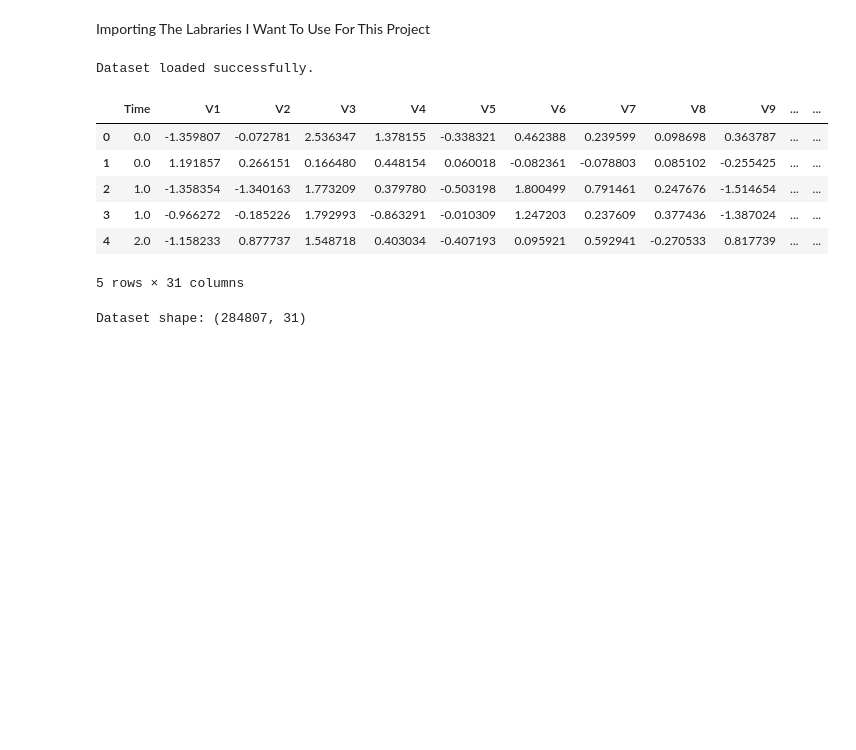
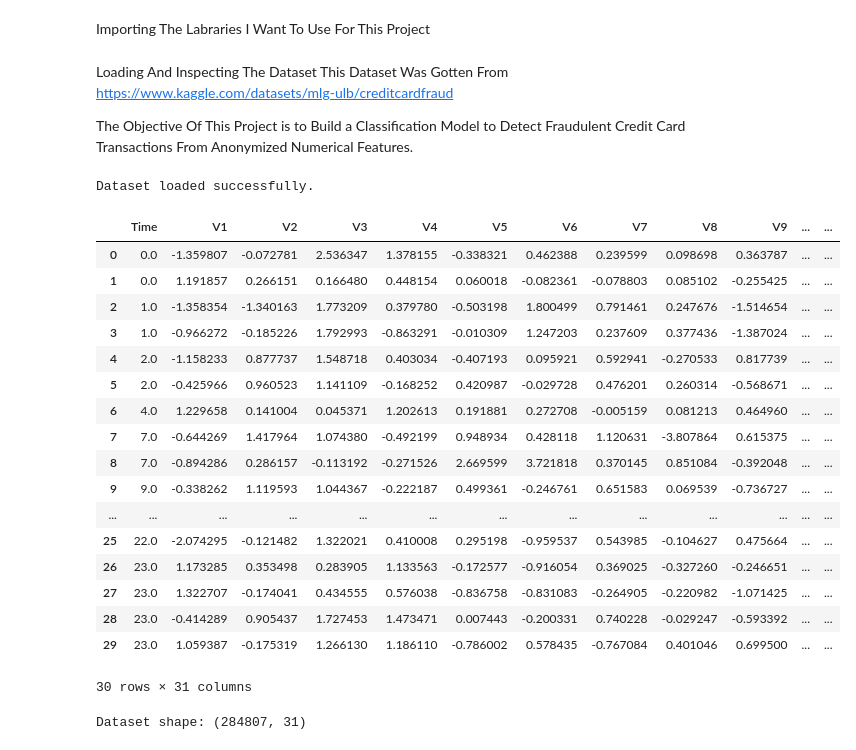
Before and after one commit to Richmondiroegbu/Credit-Card-Fraud-Detection-Project, a Jupyter notebook: Credit_Card_Fraud_Detection_Project.ipynb, the cells around one changed output. Cells and saved outputs as stored; diff of their text form; code cells hidden in the pictures; blank space fills up the shorter version.

```diff
--- a/Credit_Card_Fraud_Detection_Project.ipynb
+++ b/Credit_Card_Fraud_Detection_Project.ipynb
@@ -22,4 +22,9 @@ from xgboost import XGBClassifier
 from imblearn.over_sampling import SMOTE
 from imblearn.pipeline import Pipeline as ImbPipeline
 import joblib
+# %% [markdown]
+Loading And Inspecting The Dataset
+This Dataset Was Gotten From https://www.kaggle.com/datasets/mlg-ulb/creditcardfraud
+
+The Objective Of This Project is to Build a Classification Model to Detect Fraudulent Credit Card Transactions From Anonymized Numerical Features.
 # %%
@@ -26,16 +35,27 @@ import joblib
 df = pd.read_csv("/content/drive/MyDrive/Fraud Detection/creditcard.csv")
 # %%
 print("Dataset loaded successfully.")
-df.head()
+df.head(30)
 # %% [output]
 Dataset loaded successfully.
 |  | Time | V1 | V2 | V3 | V4 | V5 | V6 | V7 | V8 | V9 | ... | ... |
 | 0 | 0.0 | -1.359807 | -0.072781 | 2.536347 | 1.378155 | -0.338321 | 0.462388 | 0.239599 | 0.098698 | 0.363787 | ... | ... |
 | 1 | 0.0 | 1.191857 | 0.266151 | 0.166480 | 0.448154 | 0.060018 | -0.082361 | -0.078803 | 0.085102 | -0.255425 | ... | ... |
 | 2 | 1.0 | -1.358354 | -1.340163 | 1.773209 | 0.379780 | -0.503198 | 1.800499 | 0.791461 | 0.247676 | -1.514654 | ... | ... |
 | 3 | 1.0 | -0.966272 | -0.185226 | 1.792993 | -0.863291 | -0.010309 | 1.247203 | 0.237609 | 0.377436 | -1.387024 | ... | ... |
 | 4 | 2.0 | -1.158233 | 0.877737 | 1.548718 | 0.403034 | -0.407193 | 0.095921 | 0.592941 | -0.270533 | 0.817739 | ... | ... |
+| 5 | 2.0 | -0.425966 | 0.960523 | 1.141109 | -0.168252 | 0.420987 | -0.029728 | 0.476201 | 0.260314 | -0.568671 | ... | ... |
+| 6 | 4.0 | 1.229658 | 0.141004 | 0.045371 | 1.202613 | 0.191881 | 0.272708 | -0.005159 | 0.081213 | 0.464960 | ... | ... |
+| 7 | 7.0 | -0.644269 | 1.417964 | 1.074380 | -0.492199 | 0.948934 | 0.428118 | 1.120631 | -3.807864 | 0.615375 | ... | ... |
+| 8 | 7.0 | -0.894286 | 0.286157 | -0.113192 | -0.271526 | 2.669599 | 3.721818 | 0.370145 | 0.851084 | -0.392048 | ... | ... |
+| 9 | 9.0 | -0.338262 | 1.119593 | 1.044367 | -0.222187 | 0.499361 | -0.246761 | 0.651583 | 0.069539 | -0.736727 | ... | ... |
+| ... | ... | ... | ... | ... | ... | ... | ... | ... | ... | ... | ... | ... |
+| 25 | 22.0 | -2.074295 | -0.121482 | 1.322021 | 0.410008 | 0.295198 | -0.959537 | 0.543985 | -0.104627 | 0.475664 | ... | ... |
+| 26 | 23.0 | 1.173285 | 0.353498 | 0.283905 | 1.133563 | -0.172577 | -0.916054 | 0.369025 | -0.327260 | -0.246651 | ... | ... |
+| 27 | 23.0 | 1.322707 | -0.174041 | 0.434555 | 0.576038 | -0.836758 | -0.831083 | -0.264905 | -0.220982 | -1.071425 | ... | ... |
+| 28 | 23.0 | -0.414289 | 0.905437 | 1.727453 | 1.473471 | 0.007443 | -0.200331 | 0.740228 | -0.029247 | -0.593392 | ... | ... |
+| 29 | 23.0 | 1.059387 | -0.175319 | 1.266130 | 1.186110 | -0.786002 | 0.578435 | -0.767084 | 0.401046 | 0.699500 | ... | ... |
-5 rows × 31 columns
+30 rows × 31 columns
 # %%
 print("Dataset shape:", df.shape)
 # %% [output]
```
Also changed, not shown: parts of 4 cells of this notebook.
